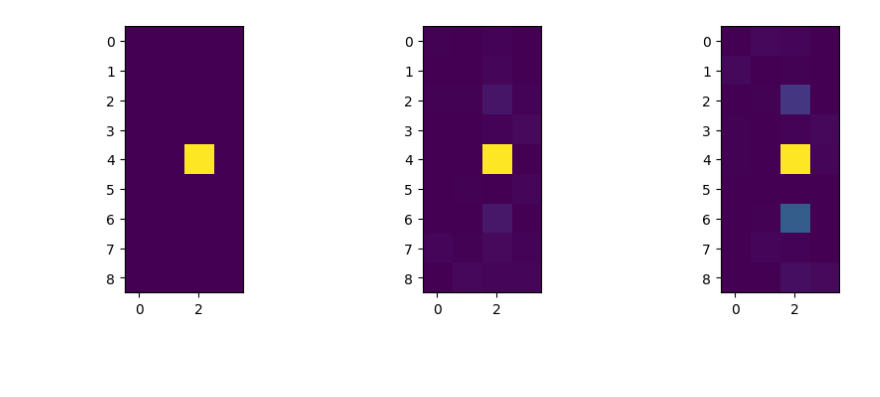
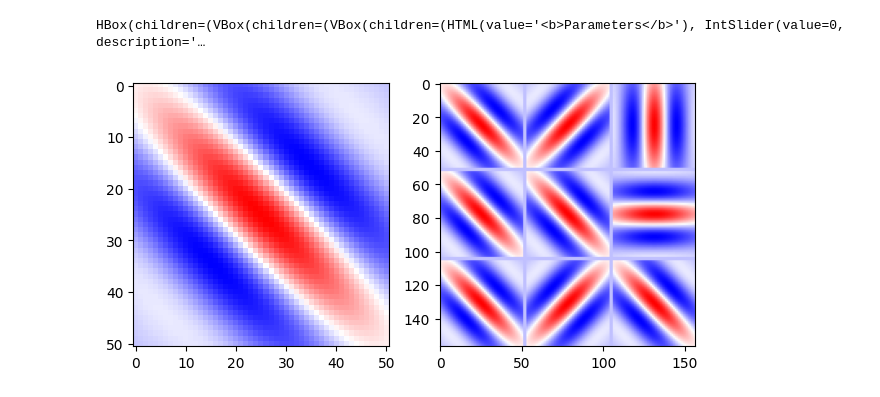
Before and after one commit to landoskape/plasticity-modeling, a Jupyter notebook: notebooks/iaf_testing_sims.ipynb, the cells around one changed output. Cells and saved outputs as stored; diff of their text form; code cells hidden in the pictures; blank space fills up the shorter version.

```diff
--- a/notebooks/iaf_testing_sims.ipynb
+++ b/notebooks/iaf_testing_sims.ipynb
@@ -55,8 +68,0 @@ plt.show()
-# %%
-fig, ax = plt.subplots(1, 3, figsize=(9, 3), layout="constrained")
-ax[0].imshow(basal_weights[0].T.reshape(9, 4))
-ax[1].imshow(simple_weights[0].T.reshape(9, 4))
-ax[2].imshow(complex_weights[0].T.reshape(9, 4))
-plt.show()
-# %% [output]
-[figure, removed]
@@ -62,0 +83,51 @@ plt.show()
+# %%
+gabor = sim.source_populations["excitatory"]
+
+def plot(state):
+    ineuron = state["neuron"]
+    spacing = state["spacing"]
+    vmax = state["vmax"]
+
+    basal_gabor = weights_to_gabor(basal_weights[ineuron], gabor.orientations, spacing=spacing)
+    simple_gabor = weights_to_gabor(simple_weights[ineuron], gabor.orientations, spacing=spacing)
+    complex_gabor = weights_to_gabor(complex_weights[ineuron], gabor.orientations, spacing=spacing)
+
+    fig, ax = plt.subplots(1, 3, figsize=(9, 3), layout="constrained")
+    ax[0].imshow(basal_gabor, vmin=-vmax, vmax=vmax, cmap="bwr")
+    ax[0].set_title(f"{np.max(basal_gabor)}")
+    ax[1].imshow(simple_gabor, vmin=-vmax, vmax=vmax, cmap="bwr")
+    ax[1].set_title(f"{np.max(simple_gabor)}")
+    ax[2].imshow(complex_gabor, vmin=-vmax, vmax=vmax, cmap="bwr")
+    ax[2].set_title(f"{np.max(complex_gabor)}")
+    return fig
+
+viewer = make_viewer(plot)
+viewer.add_integer("neuron", value=0, min_value=0, max_value=psths.shape[0] - 1)
+viewer.add_integer("spacing", value=1, min_value=0, max_value=10)
+viewer.add_float("vmax", value=1.0, min_value=0.0, max_value=1.0)
+viewer = viewer.deploy(env="notebook")
+# %% [output]
+HBox(children=(VBox(children=(VBox(children=(HTML(value='<b>Parameters</b>'), IntSlider(value=0, description='…
+# %%
+gabor = sim.source_populations["excitatory"]
+# %%
+from src.iaf.plotting import create_gabor, create_gabor_grid
+
+params = dict(
+    width=0.6,
+    envelope=0.4,
+    gamma=1.5,
+    halfsize=25,
+    phase=0,
+)
+stim = gabor.generate_stimulus(edge_probability=1.1)
+stimori = gabor.orientations[stim]
+single = create_gabor(orientation=stimori[1, 1], **params)
+# ssss = get_gabor(sigma=25, theta=stimori[1, 1], Lambda=28, psi=0, gamma=0.5)
+grid = create_gabor_grid(stimori, spacing=2, gabor_params=params)
+fig, ax = plt.subplots(1, 2, figsize=(6, 3), layout="constrained")
+ax[0].imshow(single, aspect="auto", cmap="bwr")
+ax[1].imshow(grid, aspect="auto", cmap="bwr")
+plt.show()
+# %% [output]
+[figure, added]
```
Also changed, not shown: parts of 7 cells of this notebook, 1 other file.
